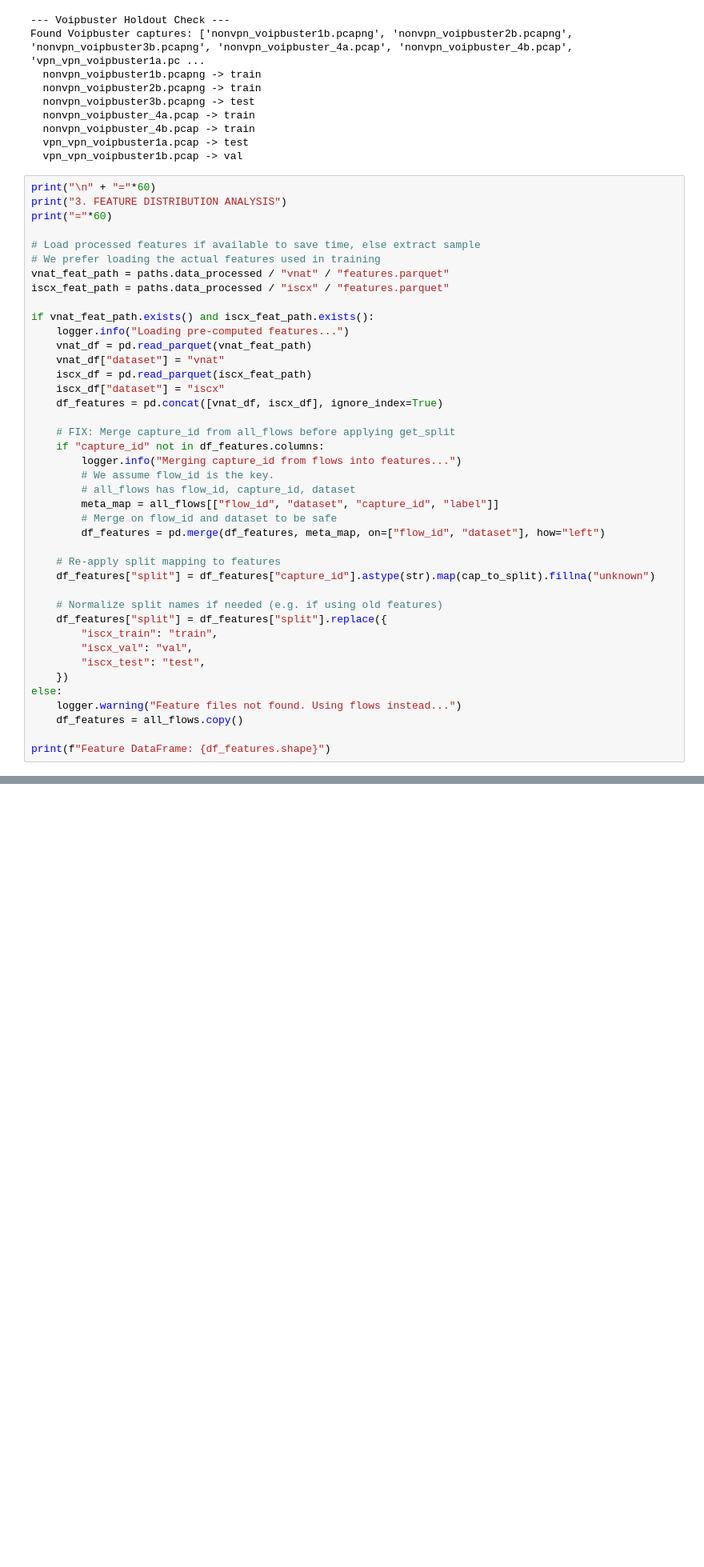
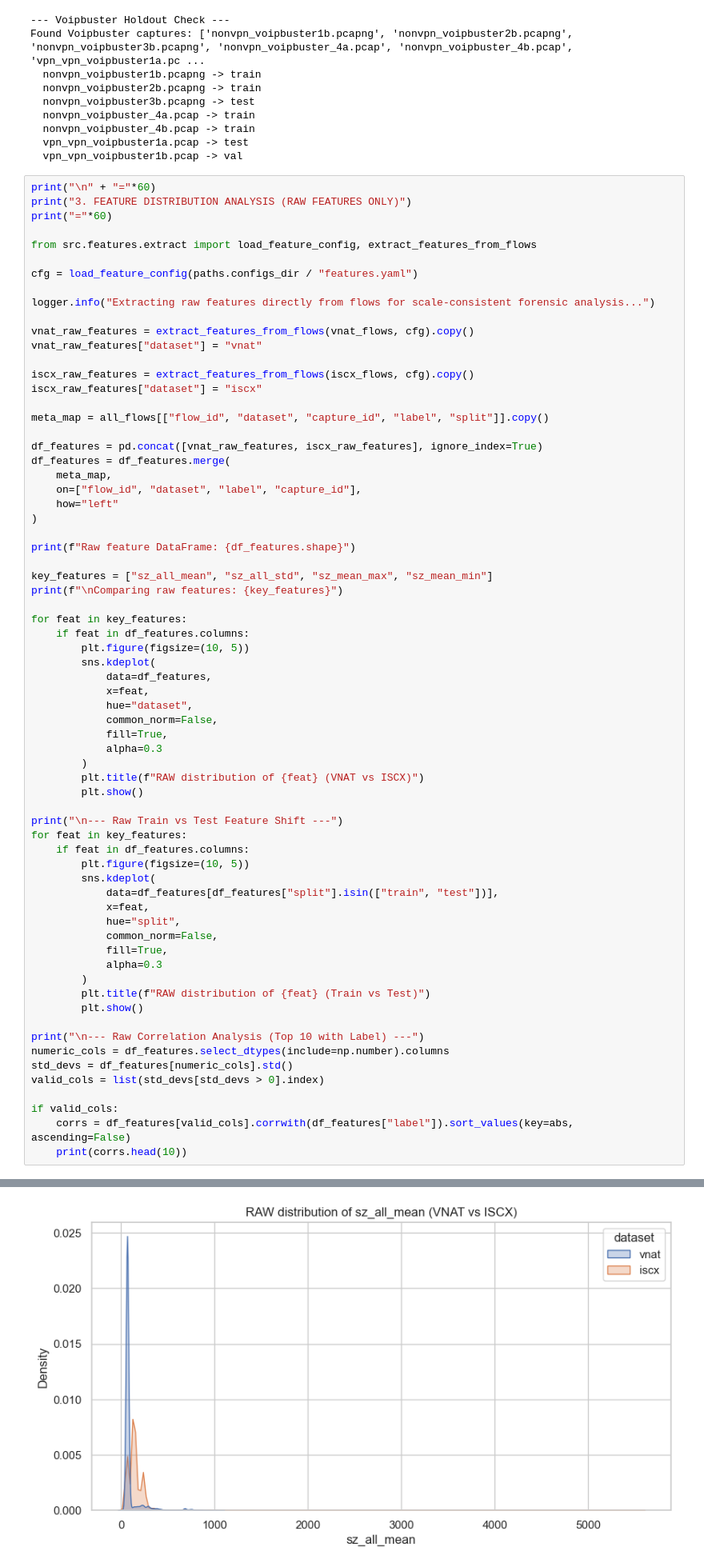
Before and after one commit to MalinaDumitrescu/ai-vpn-firewall, a Jupyter notebook: notebooks/17_dataset_audit.ipynb, the cells around one changed output, grey strips where cells are left out. Shown at 80% size. Saved outputs shown, nothing was run; the diff lists cells and outputs as text; blank space fills up the shorter version.

```diff
--- a/notebooks/17_dataset_audit.ipynb
+++ b/notebooks/17_dataset_audit.ipynb
@@ -182,44 +182,71 @@ Found Voipbuster captures: ['nonvpn_voipbuster1b.pcapng', 'nonvpn_voipbuster2b.p
   vpn_vpn_voipbuster1b.pcap -> val
 # %%
 print("\n" + "="*60)
-print("3. FEATURE DISTRIBUTION ANALYSIS")
+print("3. FEATURE DISTRIBUTION ANALYSIS (RAW FEATURES ONLY)")
 print("="*60)
 
-# Load processed features if available to save time, else extract sample
-# We prefer loading the actual features used in training
-vnat_feat_path = paths.data_processed / "vnat" / "features.parquet"
-iscx_feat_path = paths.data_processed / "iscx" / "features.parquet"
+from src.features.extract import load_feature_config, extract_features_from_flows
 
-if vnat_feat_path.exists() and iscx_feat_path.exists():
-    logger.info("Loading pre-computed features...")
-    vnat_df = pd.read_parquet(vnat_feat_path)
-    vnat_df["dataset"] = "vnat"
-    iscx_df = pd.read_parquet(iscx_feat_path)
-    iscx_df["dataset"] = "iscx"
-    df_features = pd.concat([vnat_df, iscx_df], ignore_index=True)
+cfg = load_feature_config(paths.configs_dir / "features.yaml")
 
-    # FIX: Merge capture_id from all_flows before applying get_split
-    if "capture_id" not in df_features.columns:
-        logger.info("Merging capture_id from flows into features...")
-        # We assume flow_id is the key.
-        # all_flows has flow_id, capture_id, dataset
-        meta_map = all_flows[["flow_id", "dataset", "capture_id", "label"]]
-        # Merge on flow_id and dataset to be safe
-        df_features = pd.merge(df_features, meta_map, on=["flow_id", "dataset"], how="left")
+logger.info("Extracting raw features directly from flows for scale-consistent forensic analysis...")
 
-    # Re-apply split mapping to features
-    df_features["split"] = df_features["capture_id"].astype(str).map(cap_to_split).fillna("unknown")
+vnat_raw_features = extract_features_from_flows(vnat_flows, cfg).copy()
+vnat_raw_features["dataset"] = "vnat"
 
-    # Normalize split names if needed (e.g. if using old features)
-    df_features["split"] = df_features["split"].replace({
-        "iscx_train": "train",
-        "iscx_val": "val",
-        "iscx_test": "test",
-    })
-else:
-    logger.warning("Feature files not found. Using flows instead...")
-    df_features = all_flows.copy()
+iscx_raw_features = extract_features_from_flows(iscx_flows, cfg).copy()
+iscx_raw_features["dataset"] = "iscx"
 
-print(f"Feature DataFrame: {df_features.shape}")
+meta_map = all_flows[["flow_id", "dataset", "capture_id", "label", "split"]].copy()
+
+df_features = pd.concat([vnat_raw_features, iscx_raw_features], ignore_index=True)
+df_features = df_features.merge(
+    meta_map,
+    on=["flow_id", "dataset", "label", "capture_id"],
+    how="left"
+)
+
+print(f"Raw feature DataFrame: {df_features.shape}")
+
+key_features = ["sz_all_mean", "sz_all_std", "sz_mean_max", "sz_mean_min"]
+print(f"\nComparing raw features: {key_features}")
+
+for feat in key_features:
+    if feat in df_features.columns:
+        plt.figure(figsize=(10, 5))
+        sns.kdeplot(
+            data=df_features,
+            x=feat,
+            hue="dataset",
+            common_norm=False,
+            fill=True,
+            alpha=0.3
+        )
+        plt.title(f"RAW distribution of {feat} (VNAT vs ISCX)")
+        plt.show()
+
+print("\n--- Raw Train vs Test Feature Shift ---")
+for feat in key_features:
+    if feat in df_features.columns:
+        plt.figure(figsize=(10, 5))
+        sns.kdeplot(
+            data=df_features[df_features["split"].isin(["train", "test"])],
+            x=feat,
+            hue="split",
+            common_norm=False,
+            fill=True,
+            alpha=0.3
+        )
+        plt.title(f"RAW distribution of {feat} (Train vs Test)")
+        plt.show()
+
+print("\n--- Raw Correlation Analysis (Top 10 with Label) ---")
+numeric_cols = df_features.select_dtypes(include=np.number).columns
+std_devs = df_features[numeric_cols].std()
+valid_cols = list(std_devs[std_devs > 0].index)
+
+if valid_cols:
+    corrs = df_features[valid_cols].corrwith(df_features["label"]).sort_values(key=abs, ascending=False)
+    print(corrs.head(10))
 # %% [output]
 ============================================================
@@ -229,0 +259 @@ Feature DataFrame: (110398, 45)
+[figure, added]
```
Also changed, not shown: parts of 12 cells of this notebook, 8 other files.
